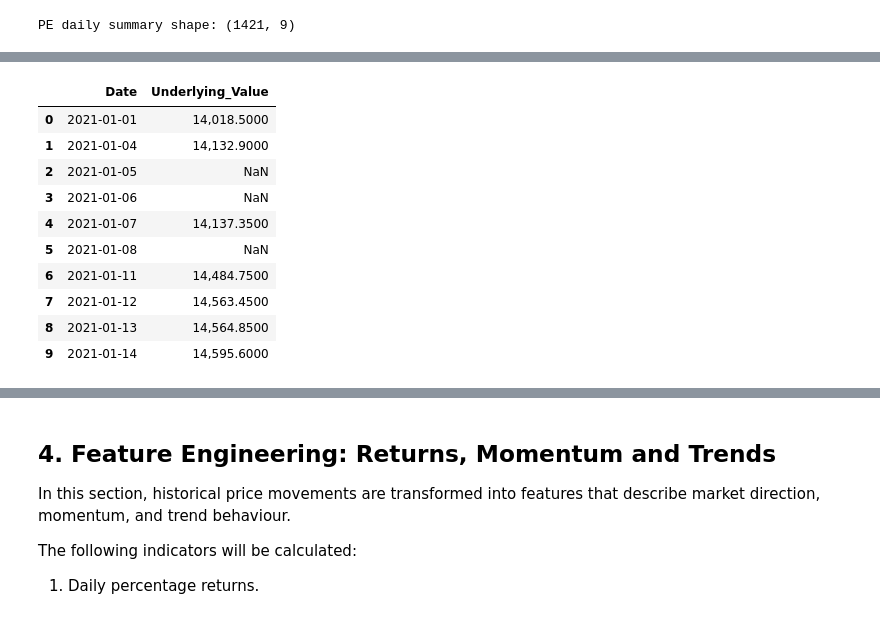
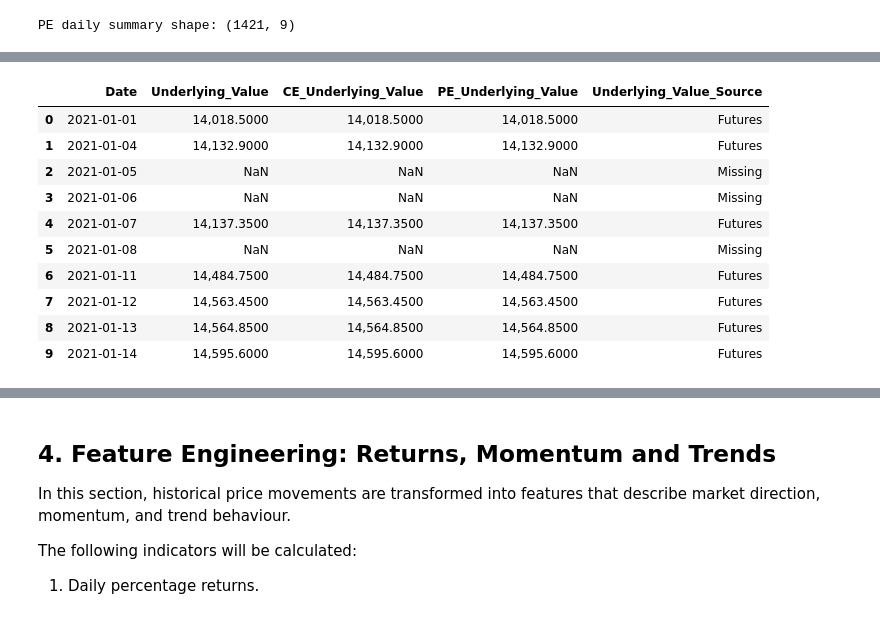
Before and after one commit to yashrajzzz/nifty50-FnO-eda, a Jupyter notebook: notebooks/05_feature_engineering.ipynb, the cells around one changed output, grey strips where cells are left out. Saved outputs shown, nothing was run; the diff lists cells and outputs as text; code cells hidden in the pictures.

Commit message:
Add feature engineering and ML dataset preparation

```diff
--- a/notebooks/05_feature_engineering.ipynb
+++ b/notebooks/05_feature_engineering.ipynb
@@ -405,46 +405,51 @@ Put Options daily summary:
 | 4 | 2021-01-07 | 10,427,242.0000 | 93,355,950.0000 | 8,059,875.0000 | 109,884,798.5300 | 339 | 1109 | ... |
 PE daily summary shape: (1421, 9)
 # %%
-# Primary source: Futures
+# Build a derivatives-implied underlying-value proxy from the supplied datasets only.
+# No external spot-index dataset is introduced.
+# Priority is Futures, then CE, then PE only where the prior source is unavailable.
+# IMPORTANT: This is a proxy derived from NSE derivatives records, not an independently
+# sourced official NIFTY 50 spot closing-price series.
+
 futures_underlying = (
     futures_df.groupby("Date")["Underlying Value"]
-    .median()
-    .rename("Underlying_Value")
+    .median().rename("Underlying_Value")
+)
+calls_underlying = (
+    calls_df.groupby("Date")["Underlying Value"]
+    .median().rename("CE_Underlying_Value")
+)
+puts_underlying = (
+    puts_df.groupby("Date")["Underlying Value"]
+    .median().rename("PE_Underlying_Value")
 )
 
-# Fallback source: CE
-calls_underlying = (
-    calls_df.groupby("Date")["Underlying Value"]
-    .median()
+underlying_sources = pd.concat(
+    [futures_underlying, calls_underlying, puts_underlying], axis=1
+).sort_index()
+underlying_daily = underlying_sources.copy()
+underlying_daily["Underlying_Value"] = (
+    underlying_daily["Underlying_Value"]
+    .combine_first(underlying_daily["CE_Underlying_Value"])
+    .combine_first(underlying_daily["PE_Underlying_Value"])
 )
+underlying_daily["Underlying_Value_Source"] = np.select(
+    [
+        underlying_sources["Underlying_Value"].notna(),
+        underlying_sources["CE_Underlying_Value"].notna(),
+        underlying_sources["PE_Underlying_Value"].notna()
+    ], ["Futures", "CE fallback", "PE fallback"], default="Missing"
+)
+underlying_daily = underlying_daily.reset_index()
 
-# Fallback source: PE
-puts_underlying = (
-    puts_df.groupby("Date")["Underlying Value"]
-    .median()
-)
-
-# Use CE and PE only where Futures underlying value is missing
-underlying_value = futures_underlying.combine_first(
-    calls_underlying
-)
-
-underlying_value = underlying_value.combine_first(
-    puts_underlying
-)
-
-# Convert into a DataFrame
-underlying_daily = underlying_value.reset_index()
-
-print("Underlying NIFTY value summary:")
+print("Derivatives-implied underlying proxy summary:")
 display(underlying_daily.head(10))
-
-print("\nUnderlying value availability:")
+print("\nUnderlying proxy coverage:")
 print("Available observations:", underlying_daily["Underlying_Value"].notna().sum())
 print("Missing observations:", underlying_daily["Underlying_Value"].isna().sum())
-print(
-    "Coverage:",
-    round(underlying_daily["Underlying_Value"].notna().mean() * 100, 2),
-    "%"
-)
+print("Coverage (%):", round(underlying_daily["Underlying_Value"].notna().mean() * 100, 2))
+print("\nSource contribution:")
+display(underlying_daily["Underlying_Value_Source"].value_counts(dropna=False).to_frame("Days"))
+
+# Do not fill missing proxy values with interpolation, forward-fill, or zero.
 # %% [output]
@@ -452,11 +457,11 @@ Underlying NIFTY value summary:
-|  | Date | Underlying_Value |
-| 0 | 2021-01-01 | 14,018.5000 |
-| 1 | 2021-01-04 | 14,132.9000 |
-| 2 | 2021-01-05 | NaN |
-| 3 | 2021-01-06 | NaN |
-| 4 | 2021-01-07 | 14,137.3500 |
-| 5 | 2021-01-08 | NaN |
-| 6 | 2021-01-11 | 14,484.7500 |
-| 7 | 2021-01-12 | 14,563.4500 |
-| 8 | 2021-01-13 | 14,564.8500 |
-| 9 | 2021-01-14 | 14,595.6000 |
+|  | Date | Underlying_Value | CE_Underlying_Value | PE_Underlying_Value | Underlying_Value_Source |
+| 0 | 2021-01-01 | 14,018.5000 | 14,018.5000 | 14,018.5000 | Futures |
+| 1 | 2021-01-04 | 14,132.9000 | 14,132.9000 | 14,132.9000 | Futures |
+| 2 | 2021-01-05 | NaN | NaN | NaN | Missing |
+| 3 | 2021-01-06 | NaN | NaN | NaN | Missing |
+| 4 | 2021-01-07 | 14,137.3500 | 14,137.3500 | 14,137.3500 | Futures |
+| 5 | 2021-01-08 | NaN | NaN | NaN | Missing |
+| 6 | 2021-01-11 | 14,484.7500 | 14,484.7500 | 14,484.7500 | Futures |
+| 7 | 2021-01-12 | 14,563.4500 | 14,563.4500 | 14,563.4500 | Futures |
+| 8 | 2021-01-13 | 14,564.8500 | 14,564.8500 | 14,564.8500 | Futures |
+| 9 | 2021-01-14 | 14,595.6000 | 14,595.6000 | 14,595.6000 | Futures |
```
Also changed, not shown: parts of 27 cells of this notebook.
